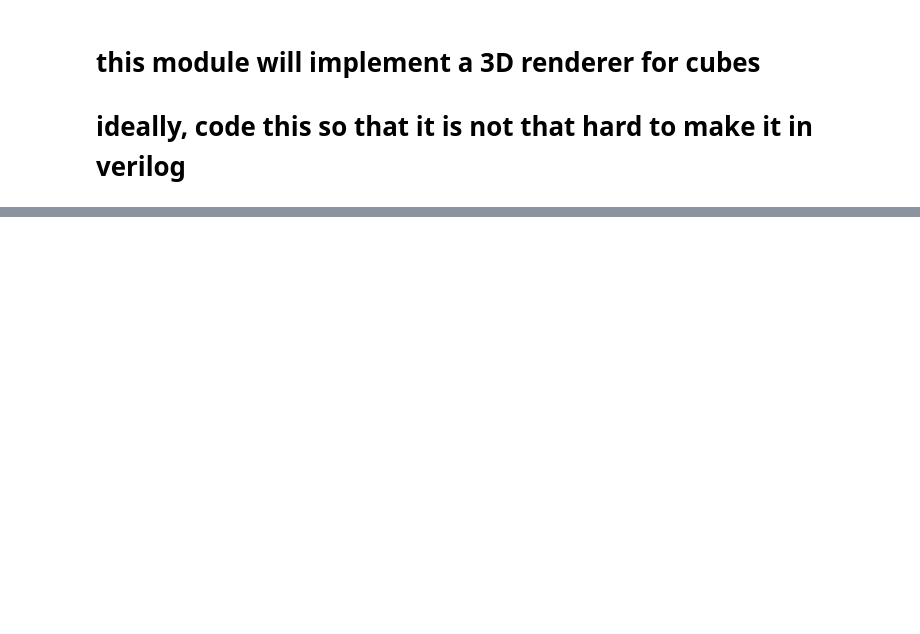
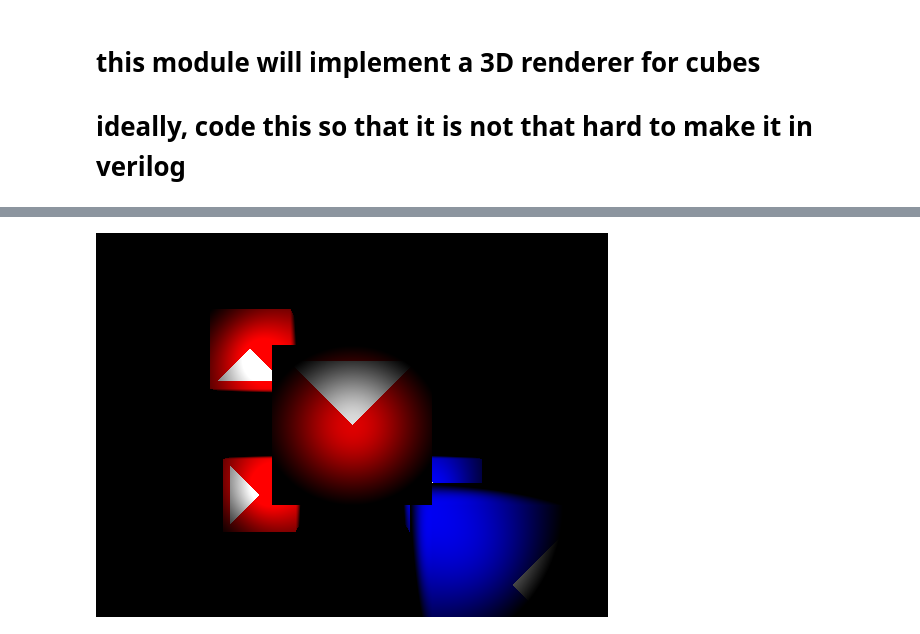
Before and after one commit to shreyka/huah_cubed, a Jupyter notebook: tools/renderer_python/renderer_manual.ipynb, the cells around one changed output, grey strips where cells are left out. Saved outputs shown, nothing was run; the diff lists cells and outputs as text; code cells hidden in the pictures; blank space fills up the shorter version.

```diff
--- a/tools/renderer_python/renderer_manual.ipynb
+++ b/tools/renderer_python/renderer_manual.ipynb
@@ -391,3 +397,10 @@ display_image()
+# %%
+blocks_pos[0] = (blocks_pos[0][0], blocks_pos[0][1], 300)
+blocks_pos[1] = (blocks_pos[1][0], blocks_pos[1][1], 300)
+render_frame()
+display_image()
+# %% [output]
+[figure, added]
 # %%
 do_random = False
 
```
Also changed, not shown: parts of 4 cells of this notebook, 15 other files.
